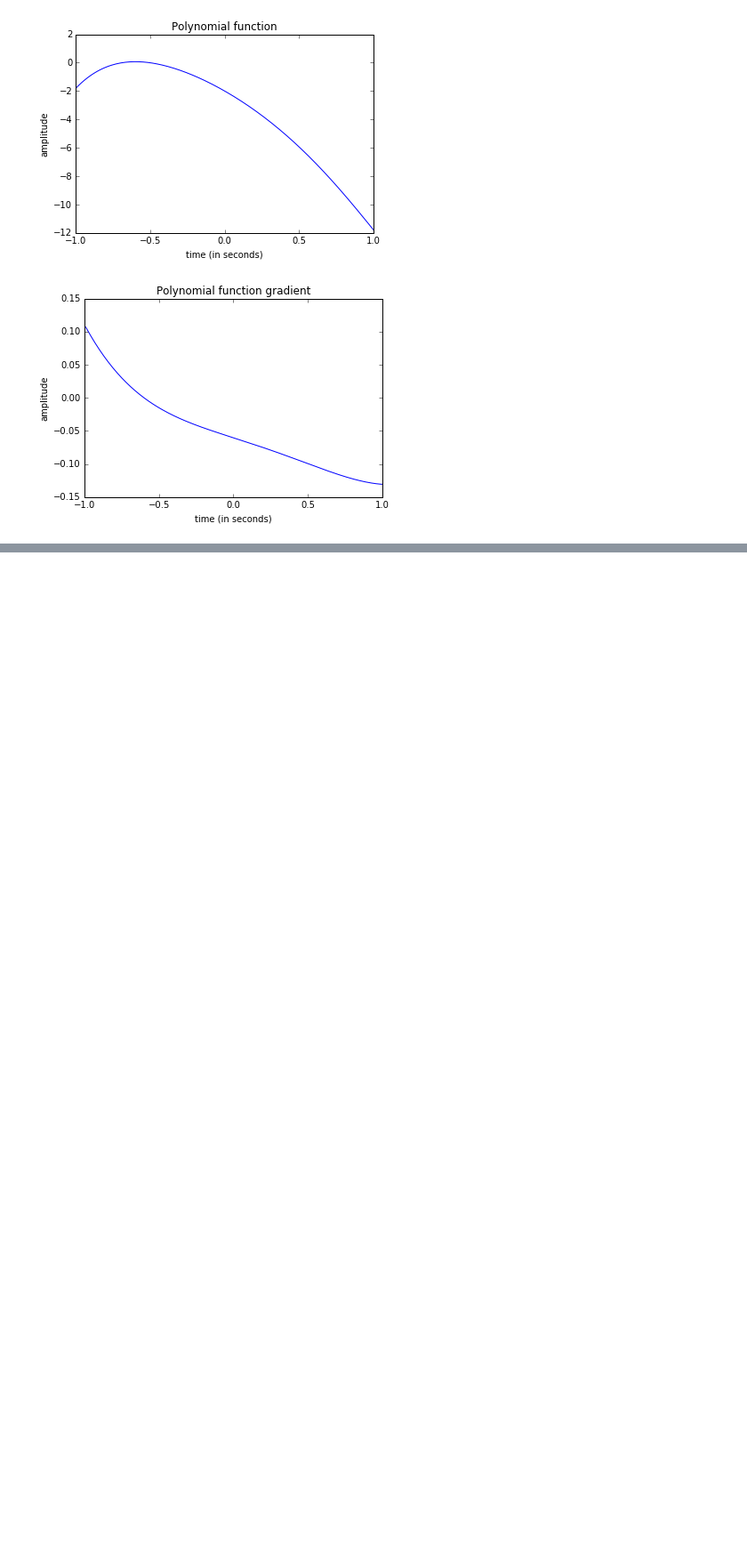
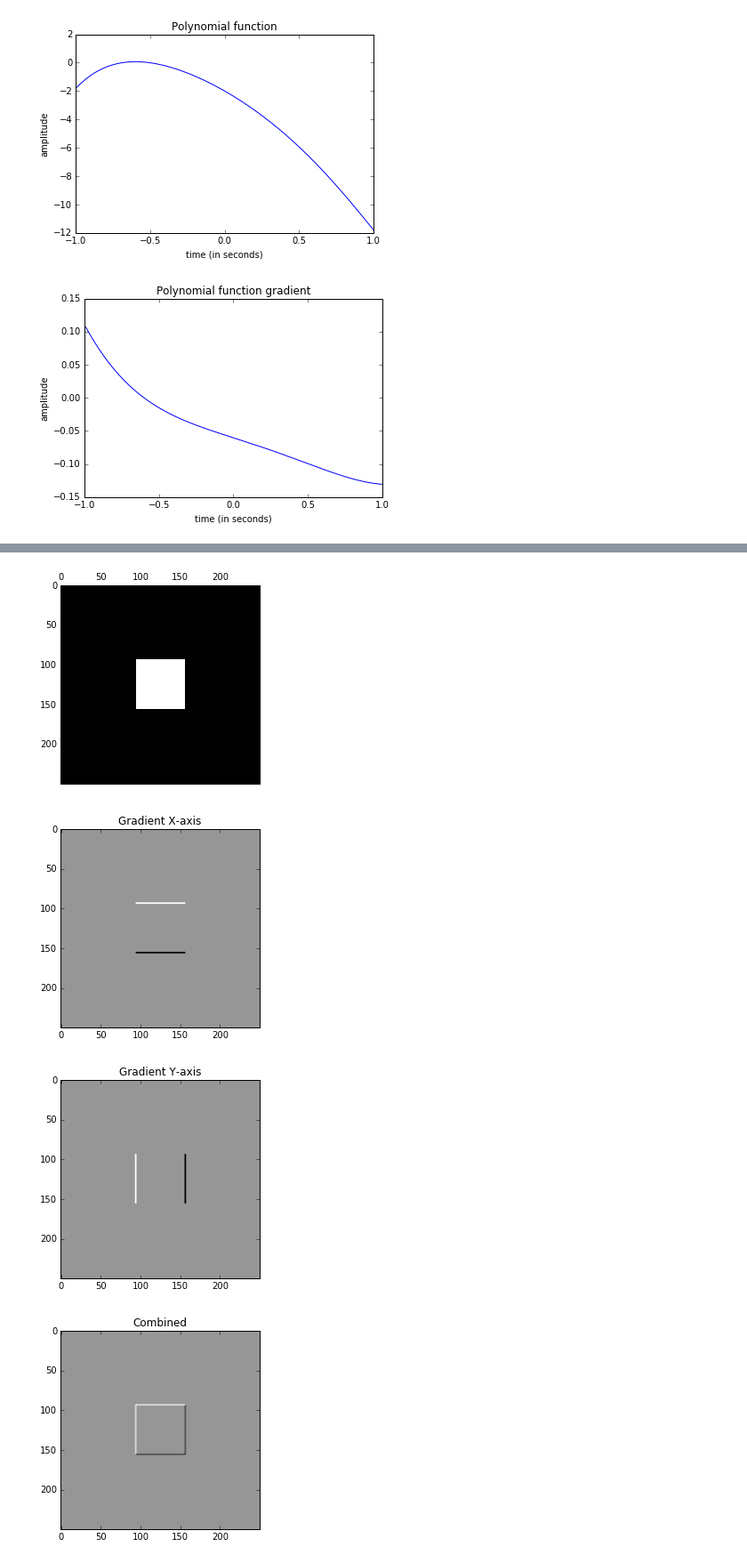
Before and after one commit to hribarjernej89/Numerical-Methods-Advanced-Mathematical-Modelling-1, a Jupyter notebook: CS7030-L5-WO-SciPy-master/Helmholtz-2015-11-23.ipynb, the cells around one changed output, grey strips where cells are left out. Shown at 89% size. Drawn from its saved outputs; the diff is of its cells as text; code cells hidden in the pictures; blank space fills up the shorter version.

```diff
--- a/CS7030-L5-WO-SciPy-master/Helmholtz-2015-11-23.ipynb
+++ b/CS7030-L5-WO-SciPy-master/Helmholtz-2015-11-23.ipynb
@@ -235,0 +152,65 @@ print(z)
+# %%
+'''
+This part is focused on 2D gradient functions.
+
+'''
+
+# The code from LAB2 with Discrete FFT
+
+
+%matplotlib inline
+import numpy as np
+import pylab
+import matplotlib.pyplot as plt
+import math
+from scipy import misc
+from scipy.fftpack import fft2, ifft2, fftshift, ifftshift, fftfreq
+# This is confusing but for some reason these methods are in NumPy only, not SciPy
+from numpy.fft import rfft2, irfft2, rfftfreq
+import matplotlib.cm as cm
+# Rectangle:
+start_time = -2
+stop_time = 2
+time_to_plot = 50 # seconds
+sample_rate = 5 # In Hz, the number of samples per second
+total_number_of_sample = sample_rate * time_to_plot #+ 1 #Odd numbers get you zero with linspace
+t = np.linspace(start_time, stop_time, total_number_of_sample) #Odd numbers get you zero with linspace
+
+# Graphing helper function
+def setup_graph(title='', x_label='', y_label='', fig_size=None):
+    fig = plt.figure()
+    if fig_size != None:
+        fig.set_size_inches(fig_size[0], fig_size[1])
+    ax = fig.add_subplot(111)
+    ax.set_title(title)
+    ax.set_xlabel(x_label)
+    ax.set_ylabel(y_label)
+
+rect = np.linspace(0,1,total_number_of_sample)
+for i in range(len(t)):
+    if((t[i] >= -0.5) & (t[i] <= 0.5)):
+        rect[i] = 1
+    else:
+        rect[i] = 0
+
+rect1 = np.asmatrix(rect)
+rect2D=np.dot(np.transpose(rect1),rect1)
+
+plt.matshow(rect2D, cmap=cm.Greys_r)
+plt.show()
+
+dx, dy = np.gradient(rect2D)
+plt.title("Gradient X-axis")
+plt.imshow(dx, cmap=cm.Greys_r)
+plt.show()
+plt.title("Gradient Y-axis")
+plt.imshow(dy, cmap=cm.Greys_r)
+plt.show()
+plt.title("Combined")
+plt.imshow(dx + dy, cmap=cm.Greys_r)
+plt.show()
+# %% [output]
+[figure, added]
+[figure, added]
+[figure, added]
+[figure, added]
```
Also changed, not shown: parts of 4 cells of this notebook, 5 other files.
